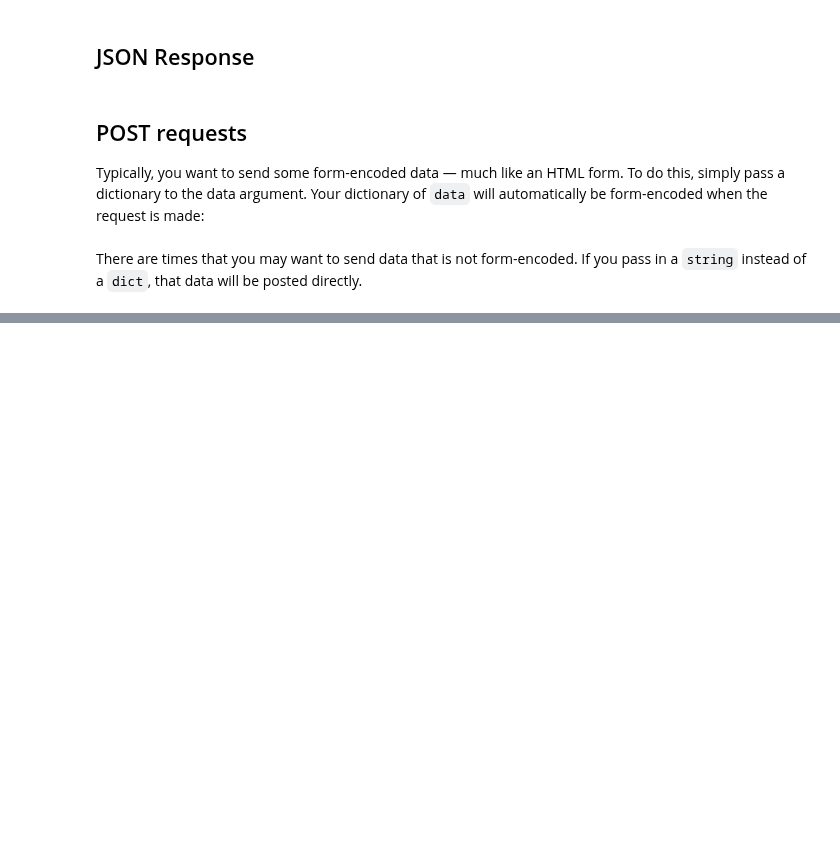
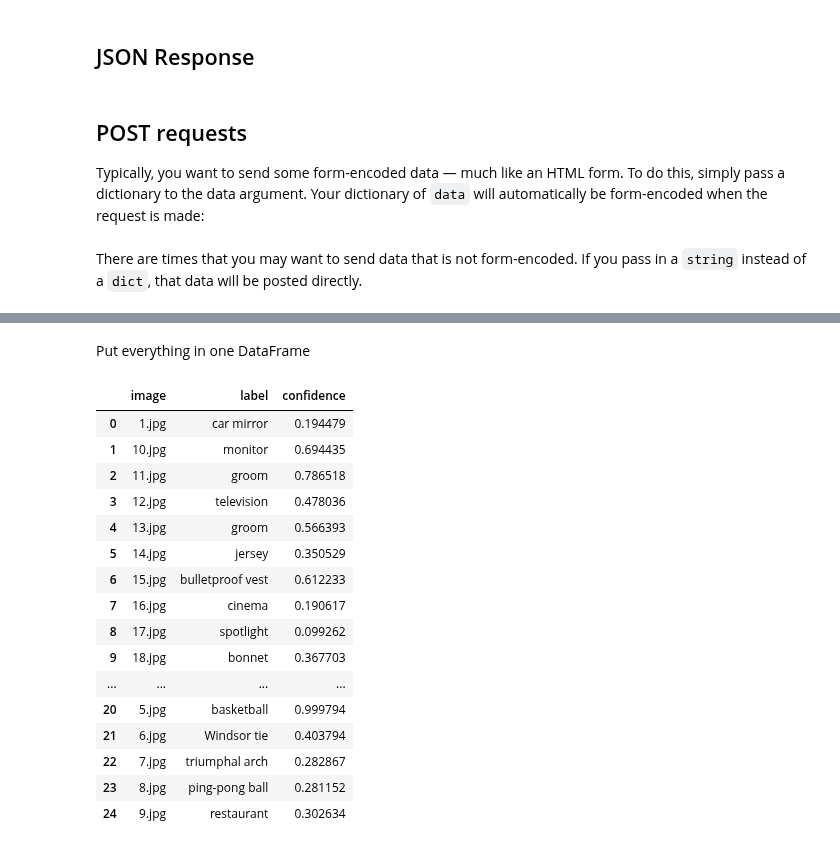
Before and after one commit to saffarizadeh/INSY4054, a Jupyter notebook: Web_Crawling.ipynb, the cells around one changed output, grey strips where cells are left out. Cells and saved outputs as stored; diff of their text form; code cells hidden in the pictures; blank space fills up the shorter version.

```diff
--- a/Web_Crawling.ipynb
+++ b/Web_Crawling.ipynb
@@ -140,0 +295,2 @@ cleaned_label_url_pairs
+# %%
+classes = requests.get('https://storage.googleapis.com/download.tensorflow.org/data/ImageNetLabels.txt').text.split('\n')
@@ -140,0 +315,33 @@ cleaned_label_url_pairs
+# %%
+labels = []
+confidences = []
+for i in range(len(image_names)):
+  result = output[i]
+  max_index = np.argmax(result)
+  label = classes[max_index]
+  confidence = result[max_index].numpy()
+  labels.append(label)
+  confidences.append(confidence)
+# %% [markdown]
+Put everything in one DataFrame
+# %%
+df_final = pd.DataFrame({"image": image_names, "label": labels, "confidence": confidences})
+df_final
+# %% [output]
+|  | image | label | confidence |
+| 0 | 1.jpg | car mirror | 0.194479 |
+| 1 | 10.jpg | monitor | 0.694435 |
+| 2 | 11.jpg | groom | 0.786518 |
+| 3 | 12.jpg | television | 0.478036 |
+| 4 | 13.jpg | groom | 0.566393 |
+| 5 | 14.jpg | jersey | 0.350529 |
+| 6 | 15.jpg | bulletproof vest | 0.612233 |
+| 7 | 16.jpg | cinema | 0.190617 |
+| 8 | 17.jpg | spotlight | 0.099262 |
+| 9 | 18.jpg | bonnet | 0.367703 |
+| ... | ... | ... | ... |
+| 20 | 5.jpg | basketball | 0.999794 |
+| 21 | 6.jpg | Windsor tie | 0.403794 |
+| 22 | 7.jpg | triumphal arch | 0.282867 |
+| 23 | 8.jpg | ping-pong ball | 0.281152 |
+| 24 | 9.jpg | restaurant | 0.302634 |
```
Also changed, not shown: parts of 46 cells of this notebook.
